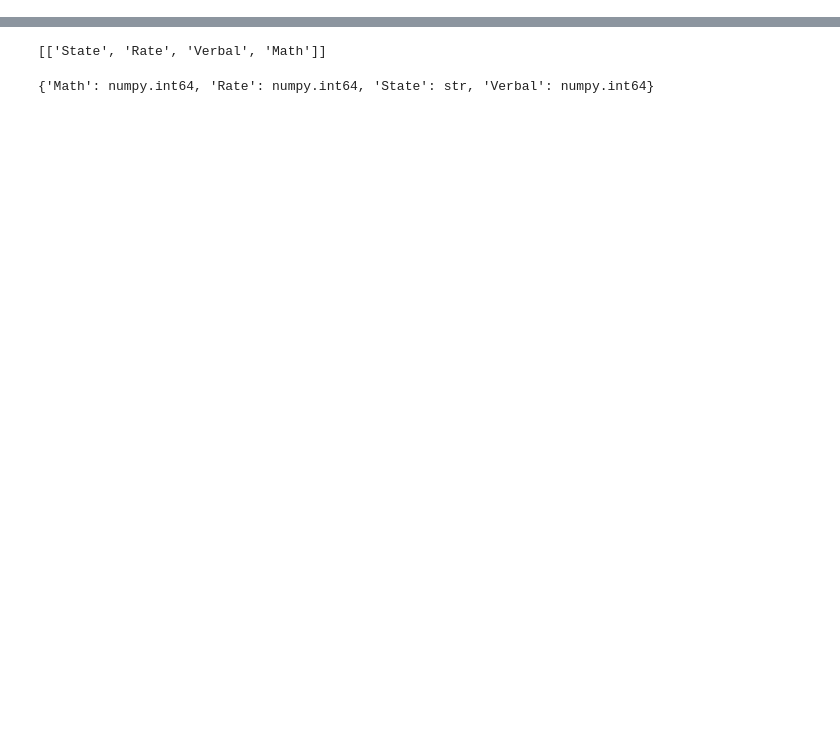
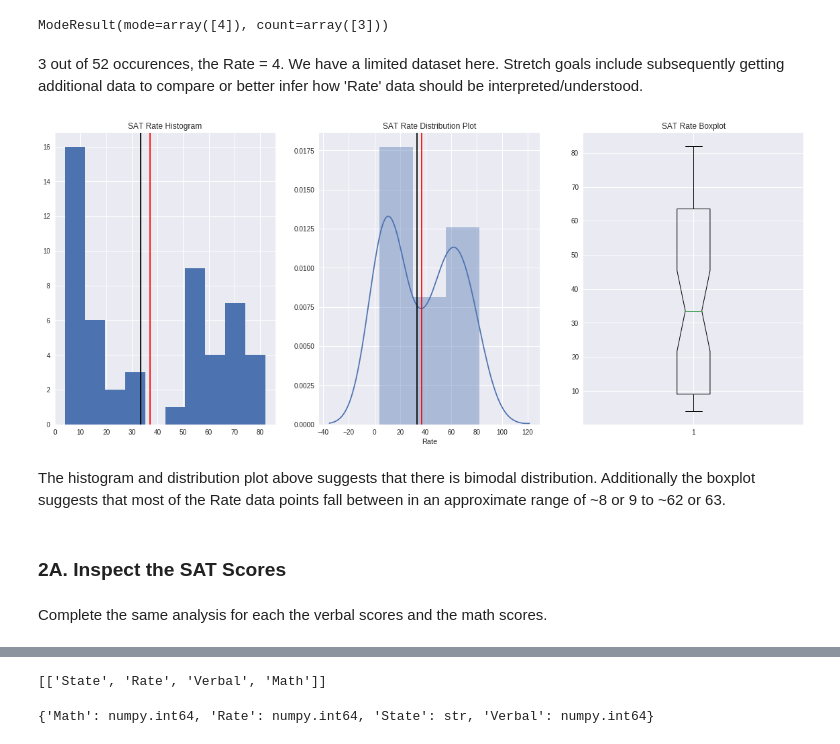
Before and after one commit to godsylla/Civic-Data-Analysis, a Jupyter notebook: ipynb/Civic-Data-Analysis.ipynb, the cells around one changed output, grey strips where cells are left out. Cells and saved outputs as stored; diff of their text form; code cells hidden in the pictures; blank space fills up the shorter version.

```diff
--- a/project-02-v2-starter-code.ipynb
+++ b/ipynb/Civic-Data-Analysis.ipynb
@@ -217,0 +154,3 @@ A data dictionary is an object that describes your data. This should contain the
+# %%
+sat_scores_df = pd.read_csv('../assets/sat_scores.csv')
+sat_scores_df.head()
@@ -217,0 +187,37 @@ A data dictionary is an object that describes your data. This should contain the
+# %%
+stats.mode(sat_scores_df['Rate'])
+# %% [output]
+ModeResult(mode=array([4]), count=array([3]))
+# %% [markdown]
+3 out of 52 occurences, the Rate = 4.
+We have a limited dataset here.
+Stretch goals include subsequently getting additional data to compare or better infer how 'Rate' data should be interpreted/understood.
+# %%
+plt.figure(1, figsize=(20, 8))
+
+plt.subplot(131)
+_ = sat_scores_df['Rate'].hist()
+plt.axvline(sat_scores_df['Rate'].mean(), c='red')
+plt.axvline(sat_scores_df['Rate'].median(), c='black')
+plt.title('SAT Rate Histogram')
+
+plt.subplot(132)
+_ = sns.distplot(sat_scores_df['Rate'])
+plt.axvline(sat_scores_df['Rate'].mean(), c='red')
+plt.axvline(sat_scores_df['Rate'].median(), c='black')
+plt.title('SAT Rate Distribution Plot')
+
+plt.subplot(133)
+_ = plt.boxplot(sat_scores_df['Rate'], notch=True, vert=True, showfliers=True)
+#_ = sns.boxplot(sat_scores_df['Rate'])
+plt.title('SAT Rate Boxplot')
+
+plt.show()
+# %% [output]
+[figure, added]
+# %% [markdown]
+The histogram and distribution plot above suggests that there is bimodal distribution. Additionally the boxplot suggests that most of the Rate data points fall between in an approximate range of ~8 or 9 to ~62 or 63.
+# %% [markdown]
+### 2A. Inspect the SAT Scores
+# %% [markdown]
+Complete the same analysis for each the verbal scores and the math scores.
```
Also changed, not shown: parts of 55 cells of this notebook, 3 other files.
